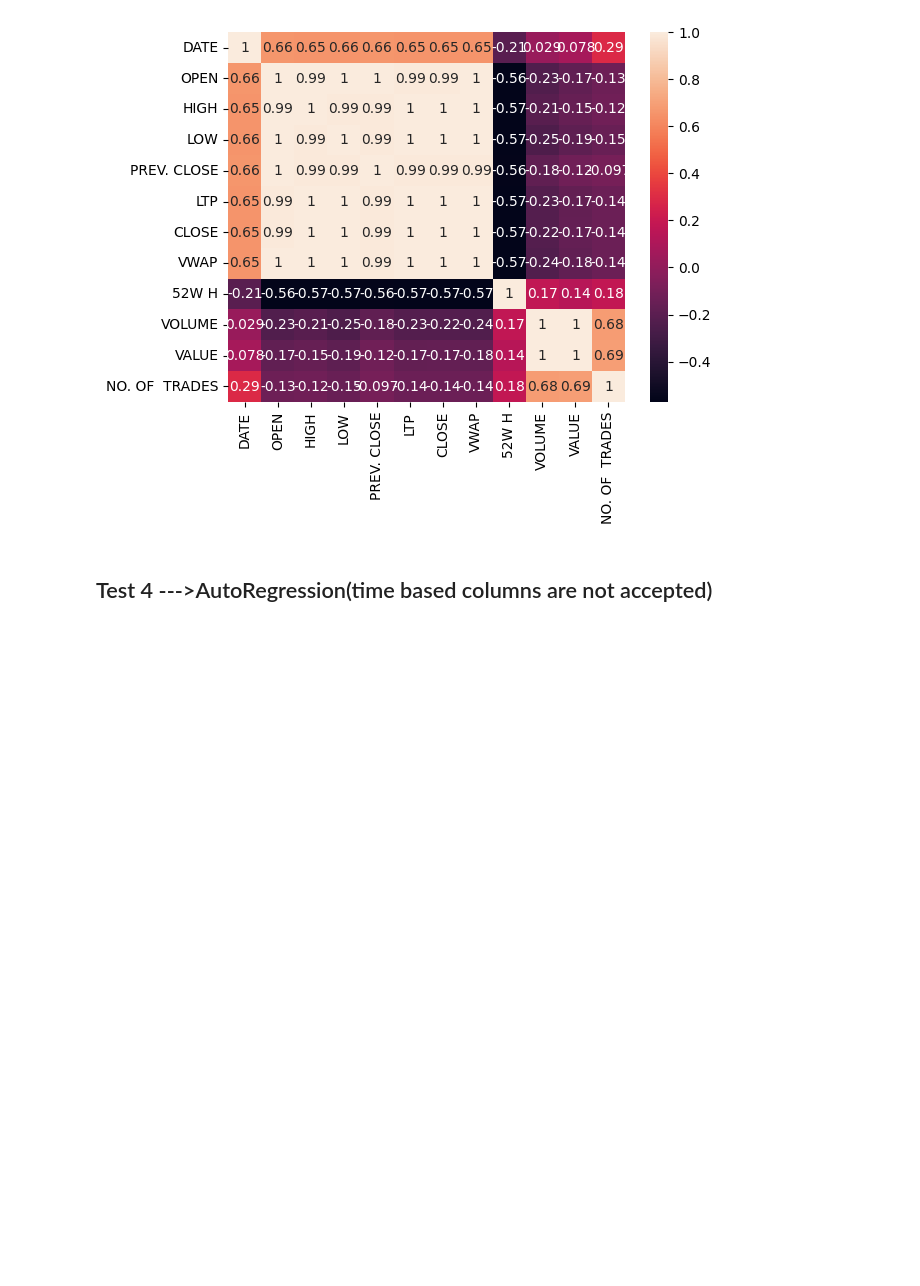
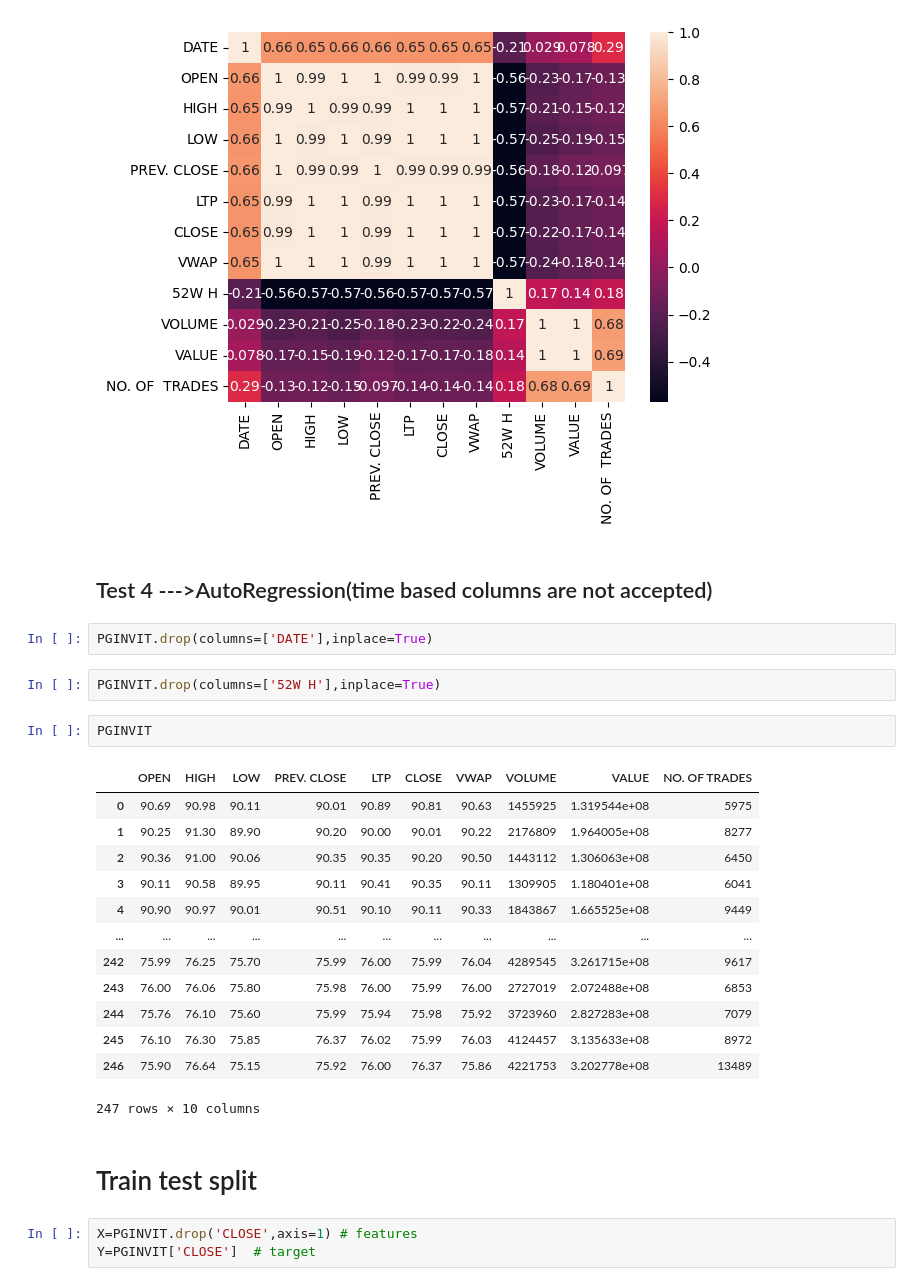
Before and after one commit to vinothkumard2006-ai/PGINVIT-project, a Jupyter notebook: PGINVIT.ipynb, the cells around one changed output. Cells and saved outputs as stored; diff of their text form; blank space fills up the shorter version.

```diff
--- a/PGINVIT.ipynb
+++ b/PGINVIT.ipynb
@@ -190,3 +195,28 @@ plt.show()
 [figure]
 # %% [markdown]
 ## Test 4 --->AutoRegression(time based columns are not accepted)
+# %%
+PGINVIT.drop(columns=['DATE'],inplace=True)
+# %%
+PGINVIT.drop(columns=['52W H'],inplace=True)
+# %%
+PGINVIT
+# %% [output]
+|  | OPEN | HIGH | LOW | PREV. CLOSE | LTP | CLOSE | VWAP | VOLUME | VALUE | NO. OF TRADES |
+| 0 | 90.69 | 90.98 | 90.11 | 90.01 | 90.89 | 90.81 | 90.63 | 1455925 | 1.319544e+08 | 5975 |
+| 1 | 90.25 | 91.30 | 89.90 | 90.20 | 90.00 | 90.01 | 90.22 | 2176809 | 1.964005e+08 | 8277 |
+| 2 | 90.36 | 91.00 | 90.06 | 90.35 | 90.35 | 90.20 | 90.50 | 1443112 | 1.306063e+08 | 6450 |
+| 3 | 90.11 | 90.58 | 89.95 | 90.11 | 90.41 | 90.35 | 90.11 | 1309905 | 1.180401e+08 | 6041 |
+| 4 | 90.90 | 90.97 | 90.01 | 90.51 | 90.10 | 90.11 | 90.33 | 1843867 | 1.665525e+08 | 9449 |
+| ... | ... | ... | ... | ... | ... | ... | ... | ... | ... | ... |
+| 242 | 75.99 | 76.25 | 75.70 | 75.99 | 76.00 | 75.99 | 76.04 | 4289545 | 3.261715e+08 | 9617 |
+| 243 | 76.00 | 76.06 | 75.80 | 75.98 | 76.00 | 75.99 | 76.00 | 2727019 | 2.072488e+08 | 6853 |
+| 244 | 75.76 | 76.10 | 75.60 | 75.99 | 75.94 | 75.98 | 75.92 | 3723960 | 2.827283e+08 | 7079 |
+| 245 | 76.10 | 76.30 | 75.85 | 76.37 | 76.02 | 75.99 | 76.03 | 4124457 | 3.135633e+08 | 8972 |
+| 246 | 75.90 | 76.64 | 75.15 | 75.92 | 76.00 | 76.37 | 75.86 | 4221753 | 3.202778e+08 | 13489 |
+247 rows × 10 columns
+# %% [markdown]
+# Train test split
+# %%
+X=PGINVIT.drop('CLOSE',axis=1) # features
+Y=PGINVIT['CLOSE']  # target
```
Also changed, not shown: parts of 38 cells of this notebook, 1 other file.
